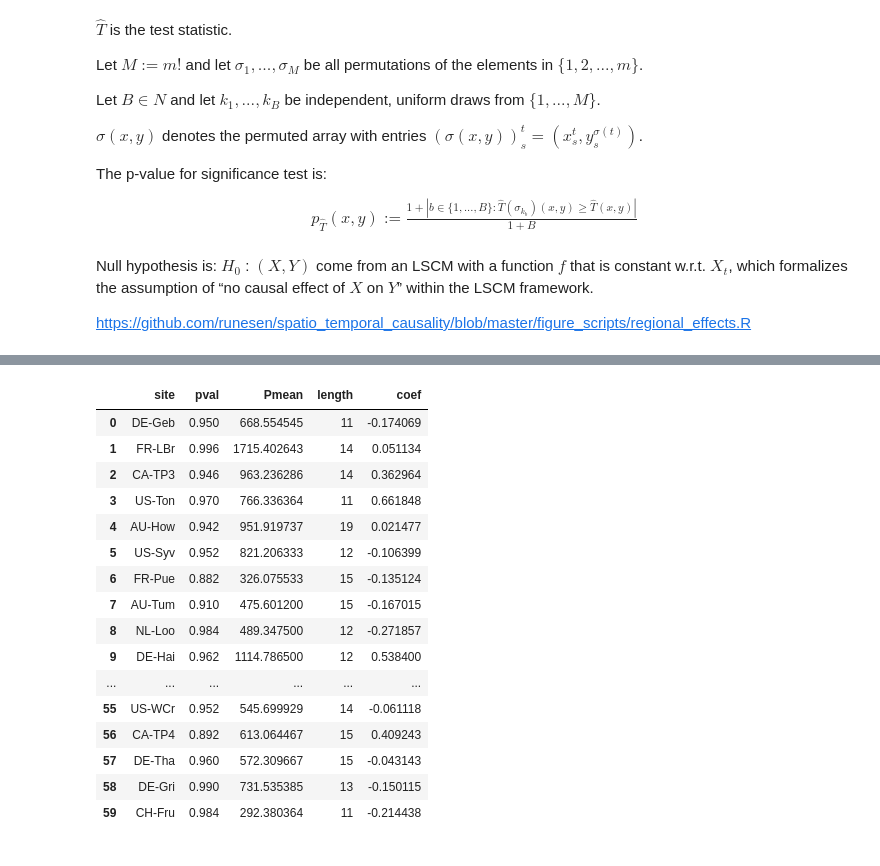
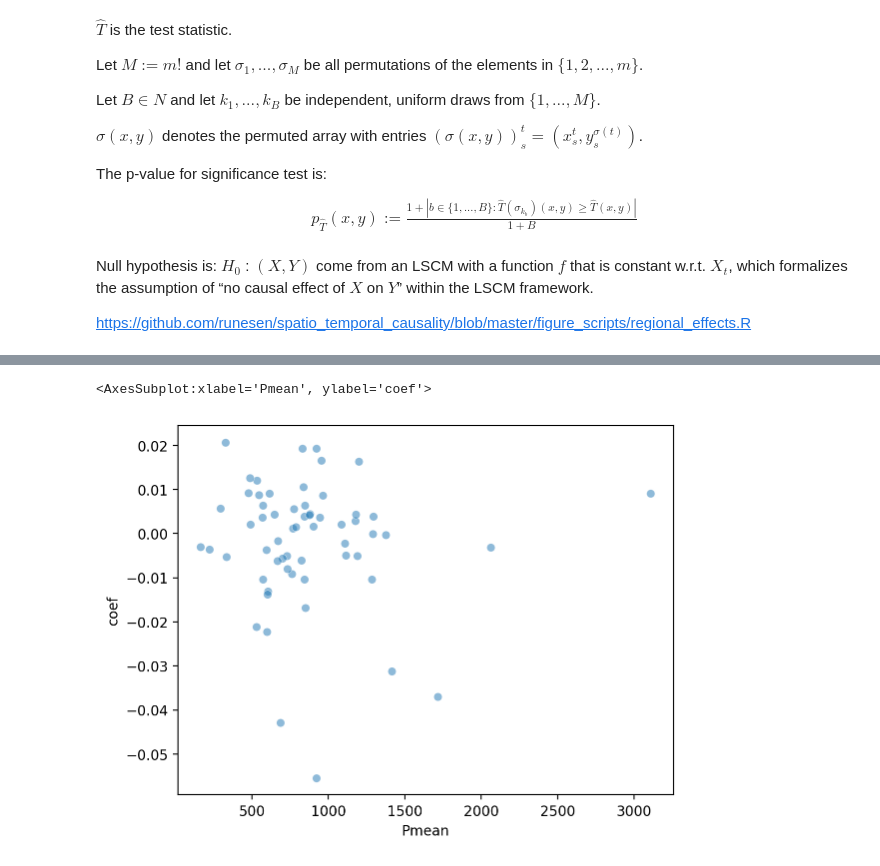
Before and after one commit to YuHuang3019/Applied_Causality, a Jupyter notebook: spatiotemporal_final.ipynb, the cells around one changed output, grey strips where cells are left out. Cells and saved outputs as stored; diff of their text form; code cells hidden in the pictures.

```diff
--- a/spatiotemporal_final.ipynb
+++ b/spatiotemporal_final.ipynb
@@ -315,7 +312,7 @@ def bhat(data_allsites, xname, yname, b):
             zz = np.arange(len(Xs))
         else:  # resampled data
             zz = resample(np.arange(len(Xs)), replace=True)
-        Xs = Xs[zz]
+        # Xs = Xs[zz]
         Ys = Ys[zz]
 
         model = LinearRegression().fit(Xs.reshape(-1, 1), Ys.reshape(-1, 1))
@@ -353,3 +350,6 @@ pv['site'] = df.index.unique()
 pv['Pmean'] = df.reset_index().groupby('site').mean()[xname].values
 pv['length'] = df.reset_index().groupby('site').count()[xname].values
 pv['coef'] = test_stats_boot_df.mean(axis=0).values
+PFT = [meta_file.loc[meta_file.SITE_ID == i]['IGBP'].values[0] for i in pv.site]
+pv['PFT'] = PFT
+pv.mean()
@@ -356,22 +390,5 @@ pv['coef'] = test_stats_boot_df.mean(axis=0).values
 # %%
-pv['coef'] = test_stats_boot_df.mean(axis=0).values
-pv['length'] = df.reset_index().groupby('site').count()[xname].values
-pv
+sns.scatterplot(data=pv, x = 'Pmean', y = 'coef', alpha=.5, linewidth=.5,)
 # %% [output]
-|  | site | pval | Pmean | length | coef |
-| 0 | DE-Geb | 0.950 | 668.554545 | 11 | -0.174069 |
-| 1 | FR-LBr | 0.996 | 1715.402643 | 14 | 0.051134 |
-| 2 | CA-TP3 | 0.946 | 963.236286 | 14 | 0.362964 |
-| 3 | US-Ton | 0.970 | 766.336364 | 11 | 0.661848 |
-| 4 | AU-How | 0.942 | 951.919737 | 19 | 0.021477 |
-| 5 | US-Syv | 0.952 | 821.206333 | 12 | -0.106399 |
-| 6 | FR-Pue | 0.882 | 326.075533 | 15 | -0.135124 |
-| 7 | AU-Tum | 0.910 | 475.601200 | 15 | -0.167015 |
-| 8 | NL-Loo | 0.984 | 489.347500 | 12 | -0.271857 |
-| 9 | DE-Hai | 0.962 | 1114.786500 | 12 | 0.538400 |
-| ... | ... | ... | ... | ... | ... |
-| 55 | US-WCr | 0.952 | 545.699929 | 14 | -0.061118 |
-| 56 | CA-TP4 | 0.892 | 613.064467 | 15 | 0.409243 |
-| 57 | DE-Tha | 0.960 | 572.309667 | 15 | -0.043143 |
-| 58 | DE-Gri | 0.990 | 731.535385 | 13 | -0.150115 |
-| 59 | CH-Fru | 0.984 | 292.380364 | 11 | -0.214438 |
+<AxesSubplot:xlabel='Pmean', ylabel='coef'>
+[figure, added]
```
Also changed, not shown: parts of 13 cells of this notebook.
